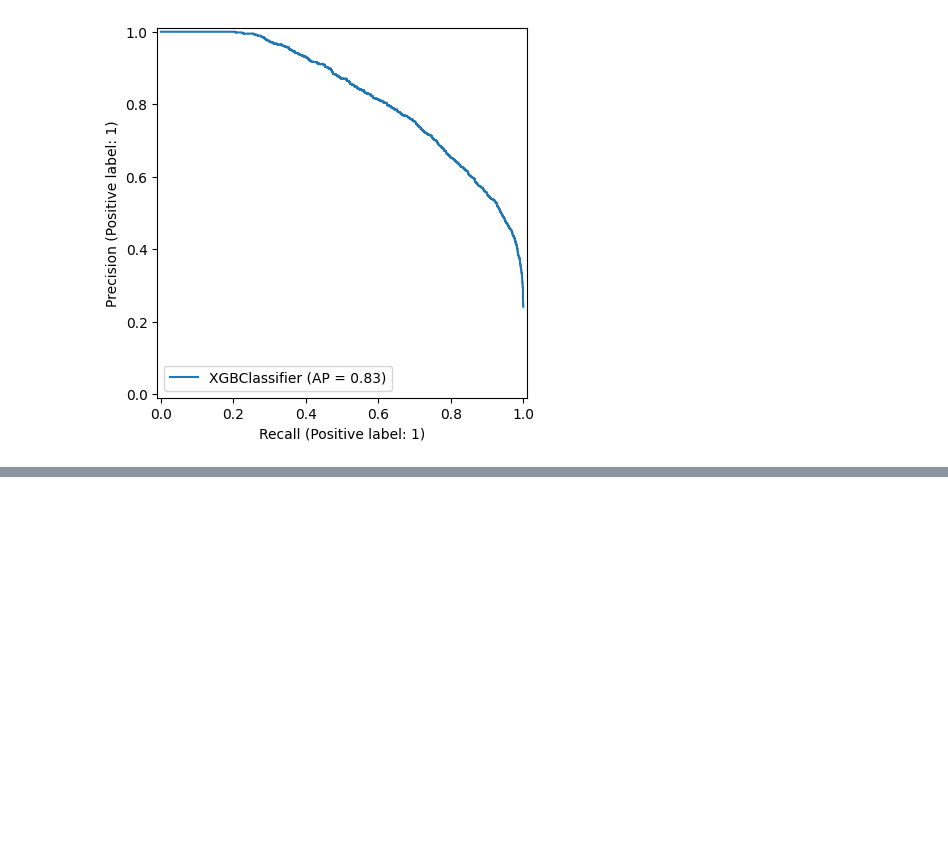
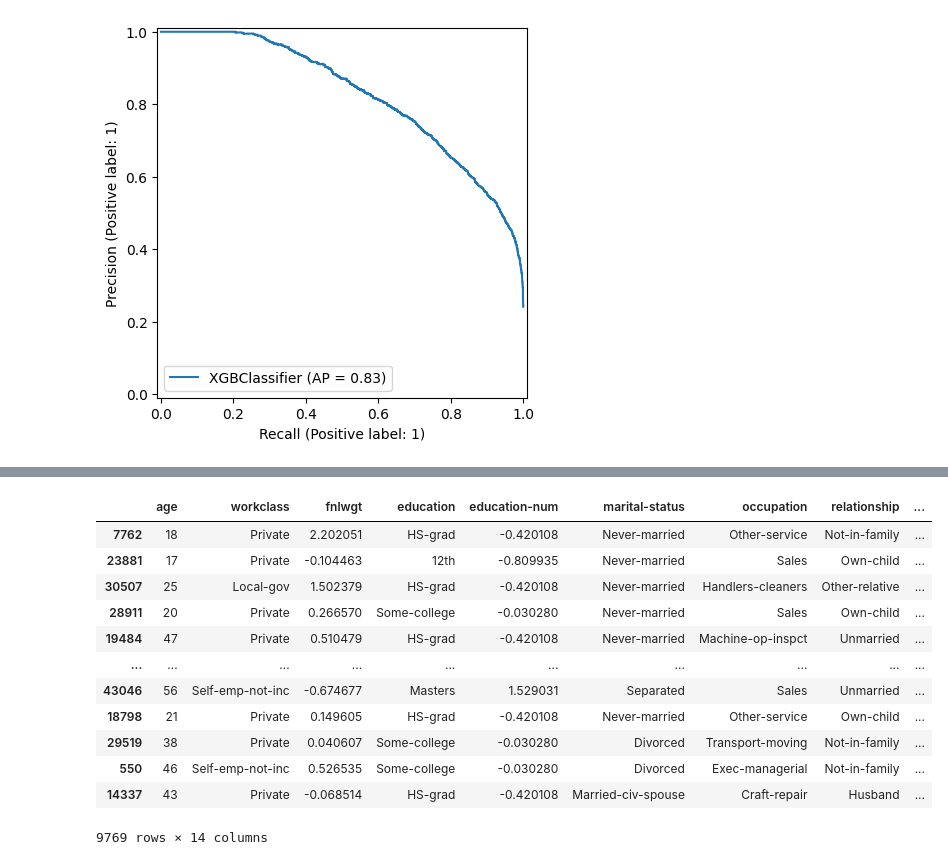
Before and after one commit to GaganSaiTrinadh/cs178-project, a Jupyter notebook: eric.ipynb, the cells around one changed output, grey strips where cells are left out. Cells and saved outputs as stored; diff of their text form; code cells hidden in the pictures; blank space fills up the shorter version.

```diff
--- a/eric.ipynb
+++ b/eric.ipynb
@@ -182,0 +243,17 @@ metrics=eval(xgb_model)
+# %%
+X_test[numerical] = scaler.transform(X_test[numerical])
+X_test
+# %% [output]
+|  | age | workclass | fnlwgt | education | education-num | marital-status | occupation | relationship | ... |
+| 7762 | 18 | Private | 2.202051 | HS-grad | -0.420108 | Never-married | Other-service | Not-in-family | ... |
+| 23881 | 17 | Private | -0.104463 | 12th | -0.809935 | Never-married | Sales | Own-child | ... |
+| 30507 | 25 | Local-gov | 1.502379 | HS-grad | -0.420108 | Never-married | Handlers-cleaners | Other-relative | ... |
+| 28911 | 20 | Private | 0.266570 | Some-college | -0.030280 | Never-married | Sales | Own-child | ... |
+| 19484 | 47 | Private | 0.510479 | HS-grad | -0.420108 | Never-married | Machine-op-inspct | Unmarried | ... |
+| ... | ... | ... | ... | ... | ... | ... | ... | ... | ... |
+| 43046 | 56 | Self-emp-not-inc | -0.674677 | Masters | 1.529031 | Separated | Sales | Unmarried | ... |
+| 18798 | 21 | Private | 0.149605 | HS-grad | -0.420108 | Never-married | Other-service | Own-child | ... |
+| 29519 | 38 | Private | 0.040607 | Some-college | -0.030280 | Divorced | Transport-moving | Not-in-family | ... |
+| 550 | 46 | Self-emp-not-inc | 0.526535 | Some-college | -0.030280 | Divorced | Exec-managerial | Not-in-family | ... |
+| 14337 | 43 | Private | -0.068514 | HS-grad | -0.420108 | Married-civ-spouse | Craft-repair | Husband | ... |
+9769 rows × 14 columns
```
Also changed, not shown: parts of 10 cells of this notebook.
